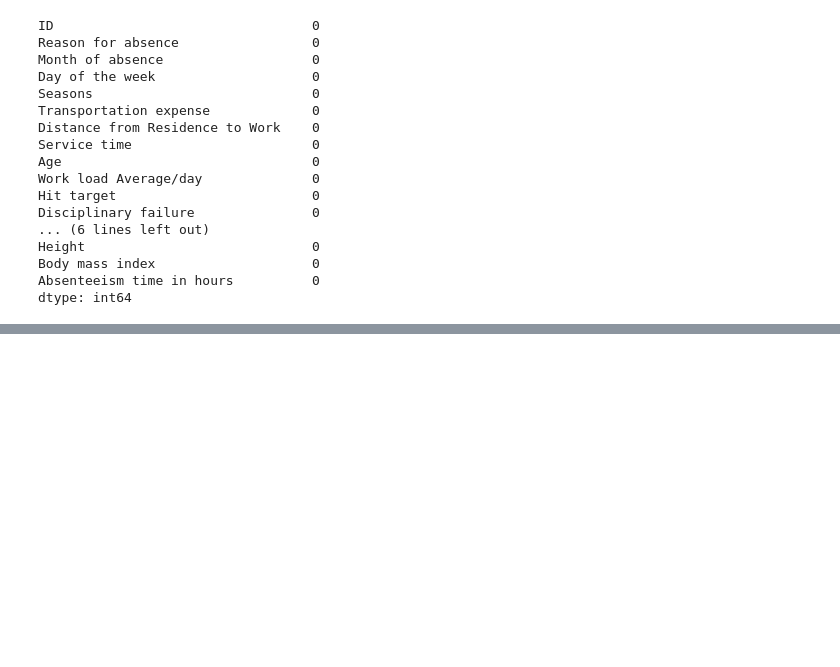
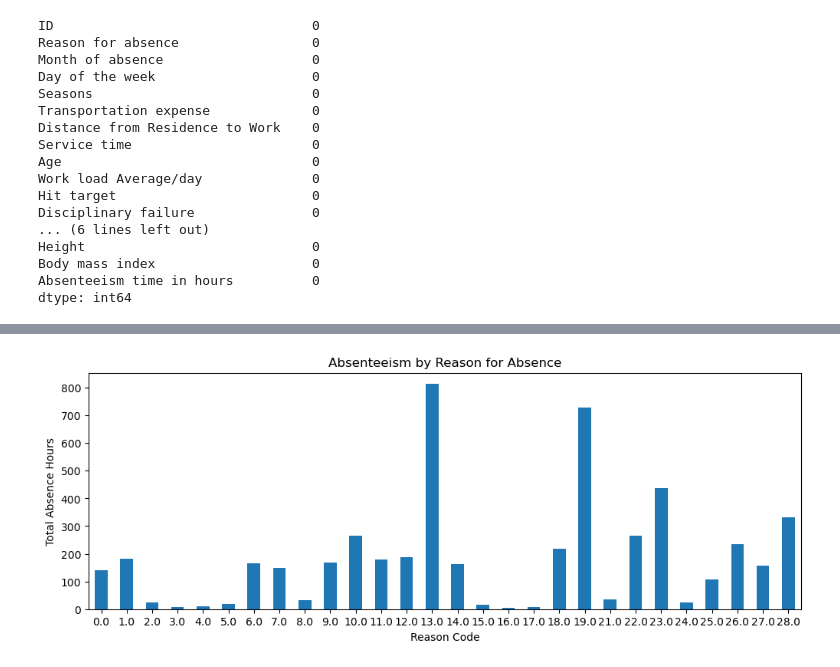
Before and after one commit to Yogi-creator-tech/ZENVY-Payroll-Risk-Scoring, a Jupyter notebook: Zenvy_ Payroll_Risk_analysis Project/ZENVY_Payroll_Risk_Scoring_Project.ipynb, the cells around one changed output, grey strips where cells are left out. Saved outputs shown, nothing was run; the diff lists cells and outputs as text; code cells hidden in the pictures; blank space fills up the shorter version.

```diff
--- a/Zenvy_ Payroll_Risk_analysis Project/ZENVY_Payroll_Risk_Scoring_Project.ipynb
+++ b/Zenvy_ Payroll_Risk_analysis Project/ZENVY_Payroll_Risk_Scoring_Project.ipynb
@@ -424,0 +112,12 @@ of identifying high-risk payroll records based on behavioural indicators.
+# %%
+df.groupby("Reason for absence")["Absenteeism time in hours"].sum().plot(
+    kind="bar", figsize=(12,4)
+)
+
+plt.xlabel("Reason Code")
+plt.ylabel("Total Absence Hours")
+plt.title("Absenteeism by Reason for Absence")
+plt.xticks(rotation=0)
+plt.show()
+# %% [output]
+[figure, added]
```
Also changed, not shown: parts of 41 cells of this notebook.
